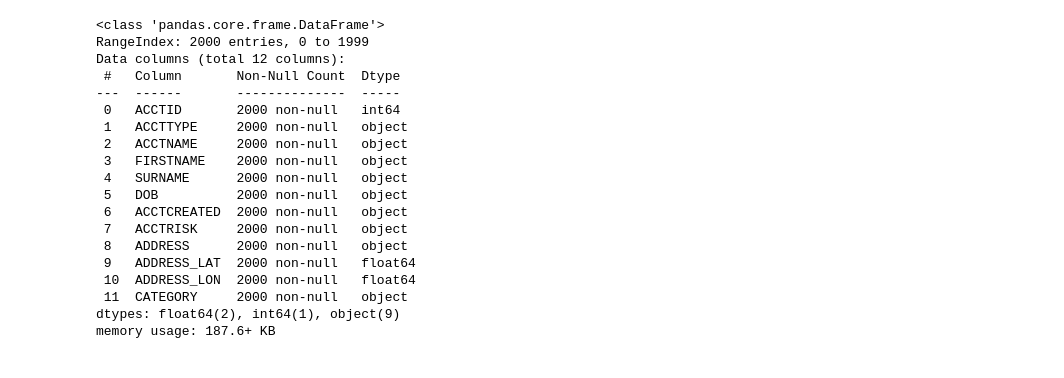
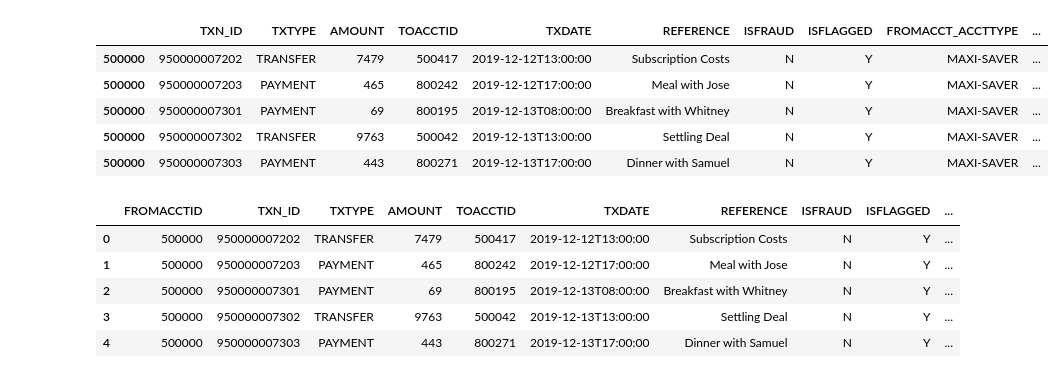
Before and after one commit to sindhri/anomaly2020, a Jupyter notebook: anomaly2020_visualization.ipynb, the cells around one changed output. Cells and saved outputs as stored; diff of their text form; code cells hidden in the pictures.

```diff
--- a/anomaly2020_visualization.ipynb
+++ b/anomaly2020_visualization.ipynb
@@ -52,22 +54,21 @@ faccount[faccount.ACCTID==800242]
-# %%
-faccount.info()
-# %% [output]
-<class 'pandas.core.frame.DataFrame'>
-RangeIndex: 2000 entries, 0 to 1999
-Data columns (total 12 columns):
- #   Column       Non-Null Count  Dtype
----  ------       --------------  -----
- 0   ACCTID       2000 non-null   int64
- 1   ACCTTYPE     2000 non-null   object
- 2   ACCTNAME     2000 non-null   object
- 3   FIRSTNAME    2000 non-null   object
- 4   SURNAME      2000 non-null   object
- 5   DOB          2000 non-null   object
- 6   ACCTCREATED  2000 non-null   object
- 7   ACCTRISK     2000 non-null   object
- 8   ADDRESS      2000 non-null   object
- 9   ADDRESS_LAT  2000 non-null   float64
- 10  ADDRESS_LON  2000 non-null   float64
- 11  CATEGORY     2000 non-null   object
-dtypes: float64(2), int64(1), object(9)
-memory usage: 187.6+ KB
+# %%
+transaction = transaction.join(account_FROMACCT, how='left')
+transaction.head()
+# %% [output]
+|  | TXN_ID | TXTYPE | AMOUNT | TOACCTID | TXDATE | REFERENCE | ISFRAUD | ISFLAGGED | FROMACCT_ACCTTYPE | ... |
+| 500000 | 950000007202 | TRANSFER | 7479 | 500417 | 2019-12-12T13:00:00 | Subscription Costs | N | Y | MAXI-SAVER | ... |
+| 500000 | 950000007203 | PAYMENT | 465 | 800242 | 2019-12-12T17:00:00 | Meal with Jose | N | Y | MAXI-SAVER | ... |
+| 500000 | 950000007301 | PAYMENT | 69 | 800195 | 2019-12-13T08:00:00 | Breakfast with Whitney | N | Y | MAXI-SAVER | ... |
+| 500000 | 950000007302 | TRANSFER | 9763 | 500042 | 2019-12-13T13:00:00 | Settling Deal | N | Y | MAXI-SAVER | ... |
+| 500000 | 950000007303 | PAYMENT | 443 | 800271 | 2019-12-13T17:00:00 | Dinner with Samuel | N | Y | MAXI-SAVER | ... |
+# %%
+transaction.reset_index(inplace=True)
+transaction.rename(columns={'index':'FROMACCTID'},inplace=True)
+transaction.head()
+# %% [output]
+|  | FROMACCTID | TXN_ID | TXTYPE | AMOUNT | TOACCTID | TXDATE | REFERENCE | ISFRAUD | ISFLAGGED | ... |
+| 0 | 500000 | 950000007202 | TRANSFER | 7479 | 500417 | 2019-12-12T13:00:00 | Subscription Costs | N | Y | ... |
+| 1 | 500000 | 950000007203 | PAYMENT | 465 | 800242 | 2019-12-12T17:00:00 | Meal with Jose | N | Y | ... |
+| 2 | 500000 | 950000007301 | PAYMENT | 69 | 800195 | 2019-12-13T08:00:00 | Breakfast with Whitney | N | Y | ... |
+| 3 | 500000 | 950000007302 | TRANSFER | 9763 | 500042 | 2019-12-13T13:00:00 | Settling Deal | N | Y | ... |
+| 4 | 500000 | 950000007303 | PAYMENT | 443 | 800271 | 2019-12-13T17:00:00 | Dinner with Samuel | N | Y | ... |
```
Also changed, not shown: parts of 12 cells of this notebook.
